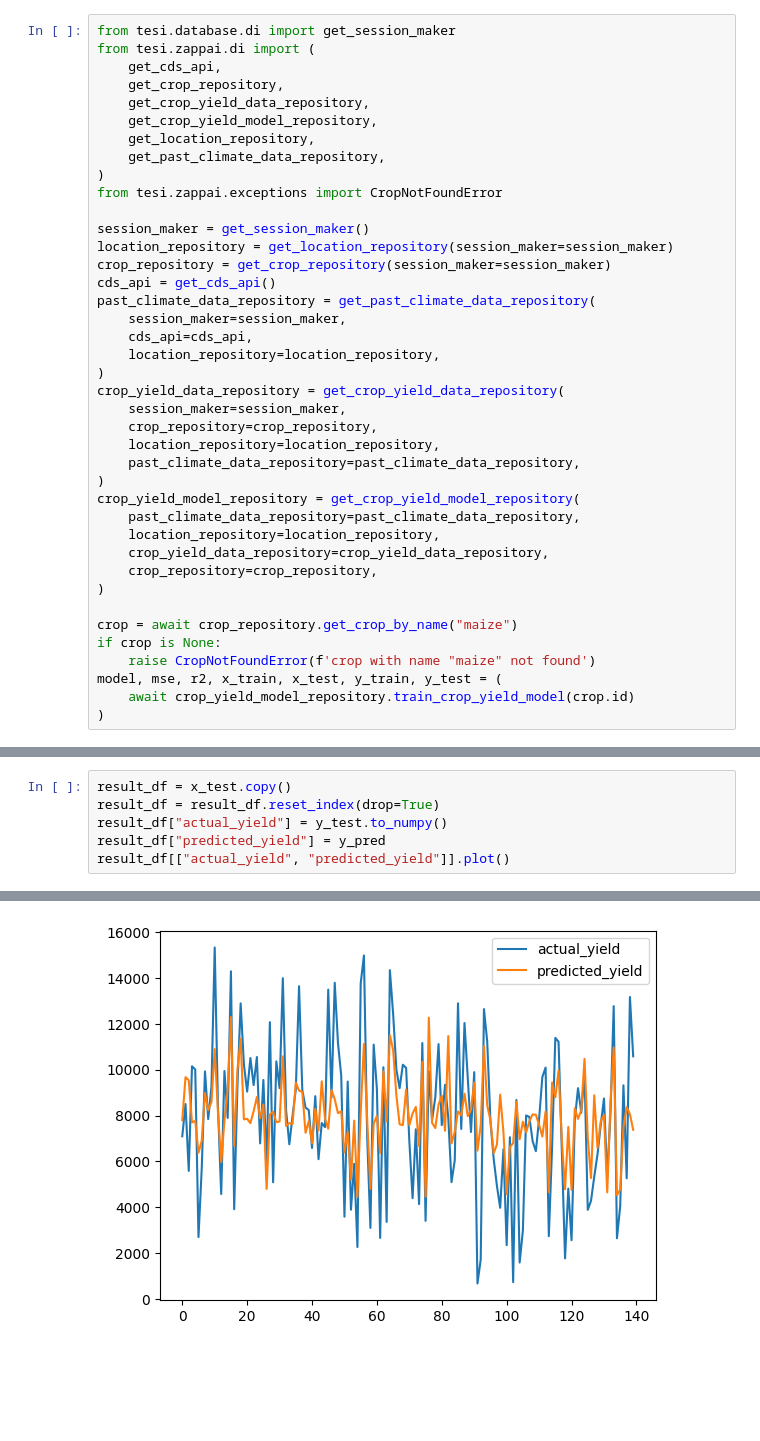
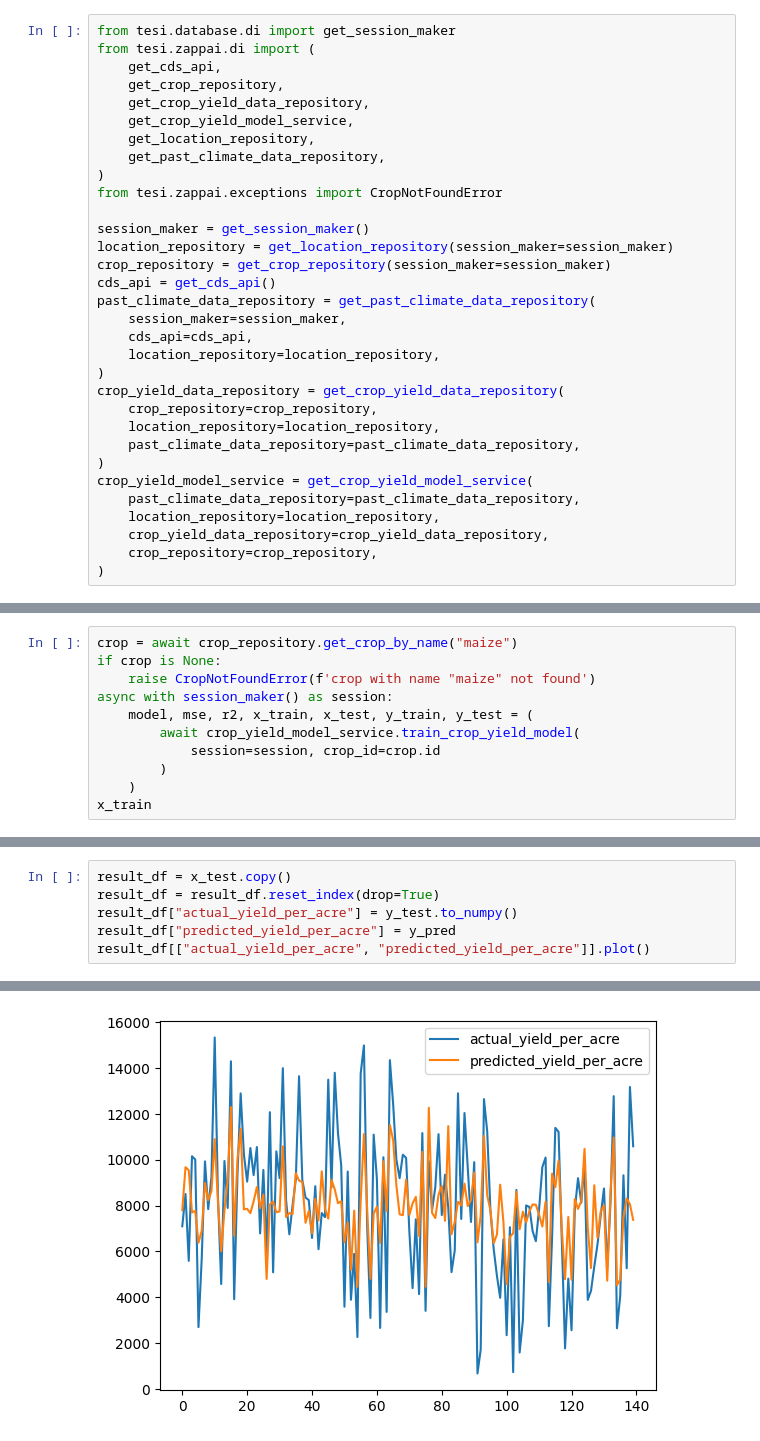
Before and after one commit to PeppeOsmio/tesi, a Jupyter notebook: crop_yield_model.ipynb, the cells around one changed output, grey strips where cells are left out. Saved outputs shown, nothing was run; the diff lists cells and outputs as text; blank space fills up the shorter version.

```diff
--- a/crop_yield_model.ipynb
+++ b/crop_yield_model.ipynb
@@ -4,7 +4,7 @@ from tesi.zappai.di import (
     get_cds_api,
     get_crop_repository,
     get_crop_yield_data_repository,
-    get_crop_yield_model_repository,
+    get_crop_yield_model_service,
     get_location_repository,
     get_past_climate_data_repository,
 )
@@ -20,22 +20,14 @@ past_climate_data_repository = get_past_climate_data_repository(
     location_repository=location_repository,
 )
 crop_yield_data_repository = get_crop_yield_data_repository(
-    session_maker=session_maker,
     crop_repository=crop_repository,
     location_repository=location_repository,
     past_climate_data_repository=past_climate_data_repository,
 )
-crop_yield_model_repository = get_crop_yield_model_repository(
+crop_yield_model_service = get_crop_yield_model_service(
     past_climate_data_repository=past_climate_data_repository,
     location_repository=location_repository,
     crop_yield_data_repository=crop_yield_data_repository,
     crop_repository=crop_repository,
 )
-
-crop = await crop_repository.get_crop_by_name("maize")
-if crop is None:
-    raise CropNotFoundError(f'crop with name "maize" not found')
-model, mse, r2, x_train, x_test, y_train, y_test = (
-    await crop_yield_model_repository.train_crop_yield_model(crop.id)
-)
 # %% [output]
@@ -46,0 +39,11 @@ To enable the following instructions: AVX2 FMA, in other operations, rebuild Ten
+# %%
+crop = await crop_repository.get_crop_by_name("maize")
+if crop is None:
+    raise CropNotFoundError(f'crop with name "maize" not found')
+async with session_maker() as session:
+    model, mse, r2, x_train, x_test, y_train, y_test = (
+        await crop_yield_model_service.train_crop_yield_model(
+            session=session, crop_id=crop.id
+        )
+    )
+x_train
@@ -59,9 +78,9 @@ mse: 5990318.900930756
 # %%
 result_df = x_test.copy()
 result_df = result_df.reset_index(drop=True)
-result_df["actual_yield"] = y_test.to_numpy()
-result_df["predicted_yield"] = y_pred
-result_df[["actual_yield", "predicted_yield"]].plot()
+result_df["actual_yield_per_acre"] = y_test.to_numpy()
+result_df["predicted_yield_per_acre"] = y_pred
+result_df[["actual_yield_per_acre", "predicted_yield_per_acre"]].plot()
 # %% [output]
 <Axes: >
-[figure, old version]
+[figure, new version]
```
Also changed, not shown: parts of 3 cells of this notebook, 24 other files.
